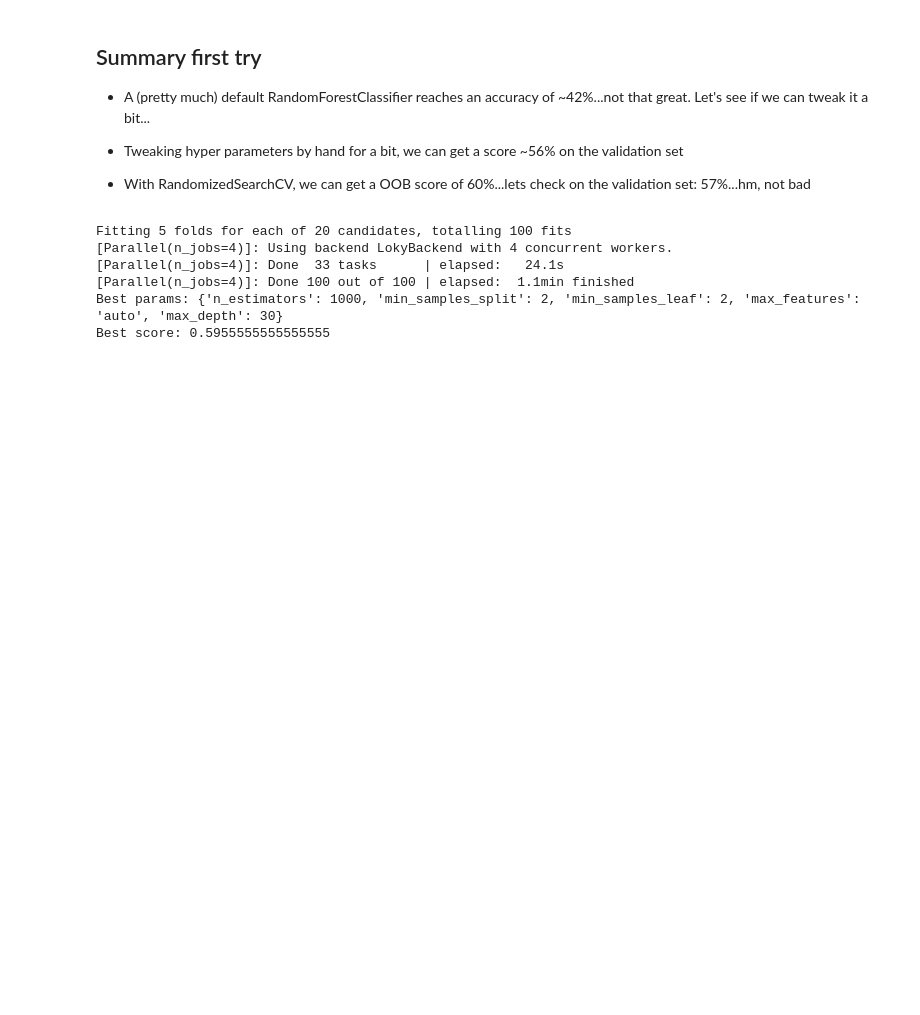
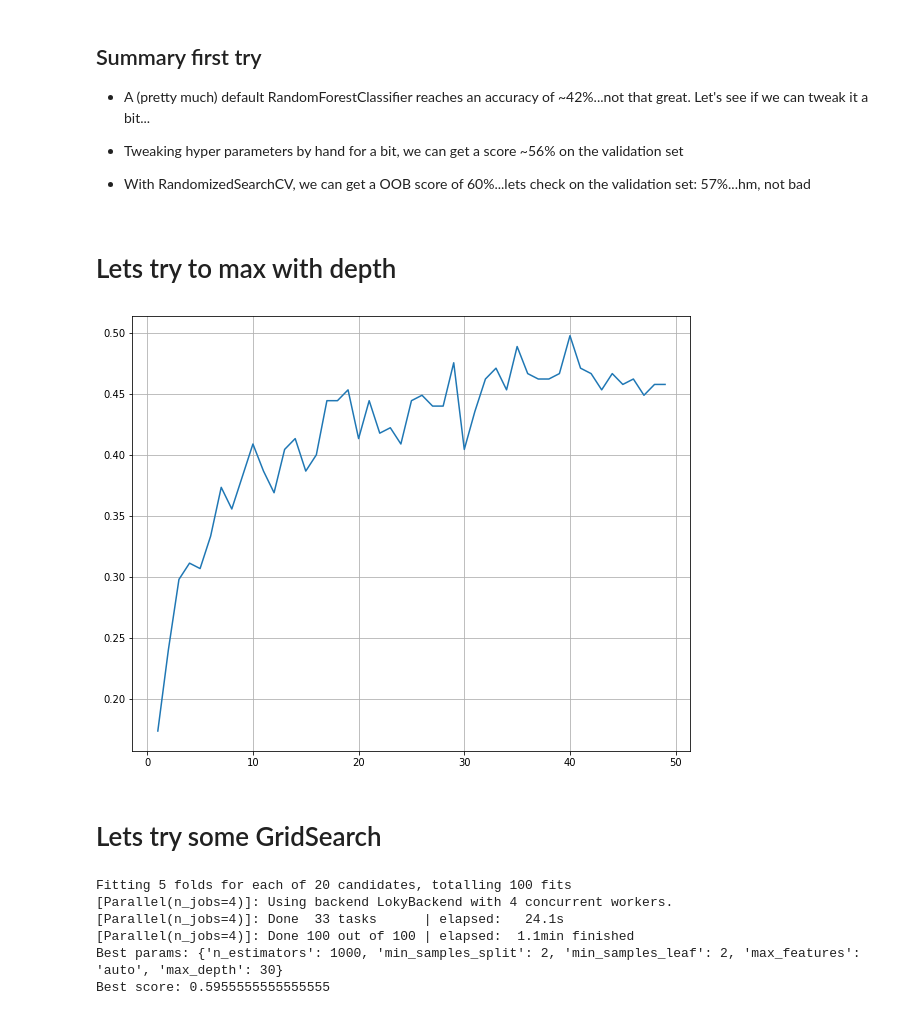
Before and after one commit to GenosW/ml-exercises, a Jupyter notebook: exercise2/amazon_rf.ipynb, the cells around one changed output. Drawn from its saved outputs; the diff is of its cells as text; code cells hidden in the pictures; blank space fills up the shorter version.

Commit message:
random forest on amazon is meh

```diff
--- a/exercise2/amazon_rf.ipynb
+++ b/exercise2/amazon_rf.ipynb
@@ -120,6 +120,26 @@ Let's see if we can tweak it a bit...
 * Tweaking hyper parameters by hand for a bit, we can get a score ~56% on the validation set
 
 * With RandomizedSearchCV, we can get a OOB score of 60%...lets check on the validation set: 57%...hm, not bad
+# %% [markdown]
+# Lets try to max with depth
+# %%
+# List of values to try for max_depth:
+max_depth_range = list(range(1, 50))# List to store the average RMSE for each value of max_depth:
+accuracy = []
+for depth in max_depth_range:
+
+    clf = RFC(max_depth = depth, random_state = 0)
+    clf.fit(X_train, Y_train)
+    score = clf.score(X_valid, Y_valid)
+    accuracy.append(score)
+# %%
+plt.figure(figsize=(10,8))
+plt.plot(max_depth_range, accuracy)
+plt.grid()
+# %% [output]
+[figure, added]
+# %% [markdown]
+# Lets try some GridSearch
 # %%
 from sklearn.model_selection import RandomizedSearchCV
 
```
Also changed, not shown: parts of 3 cells of this notebook.
